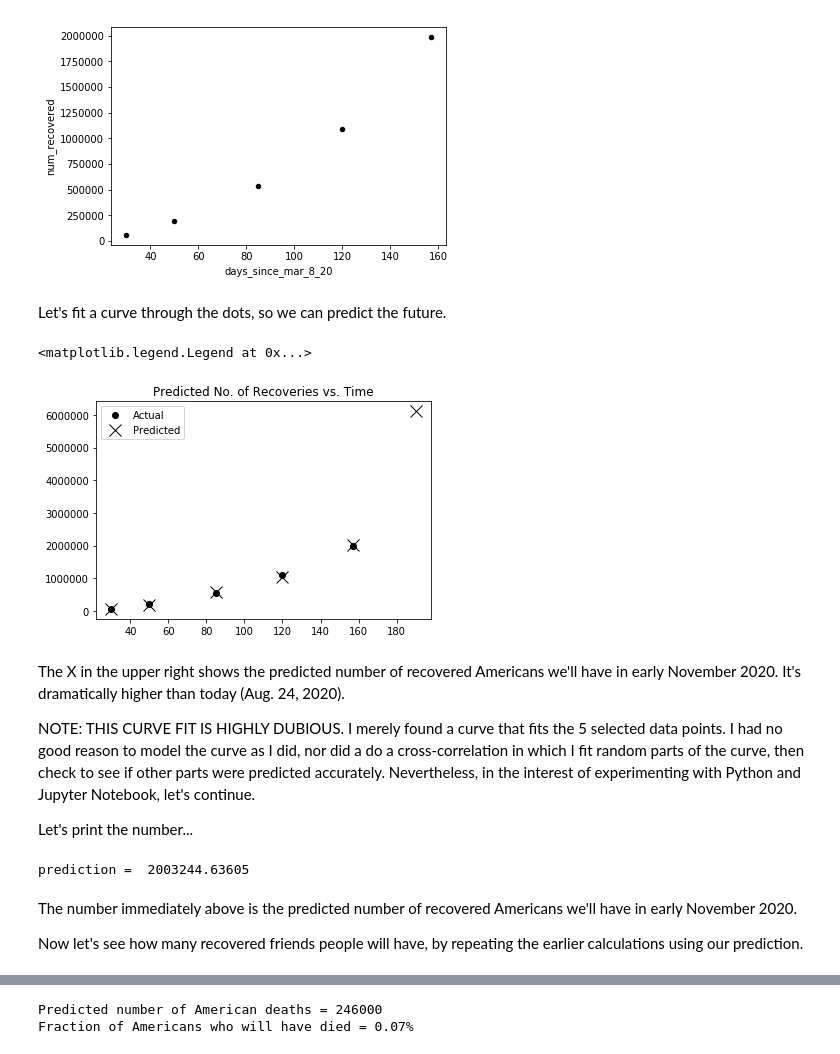
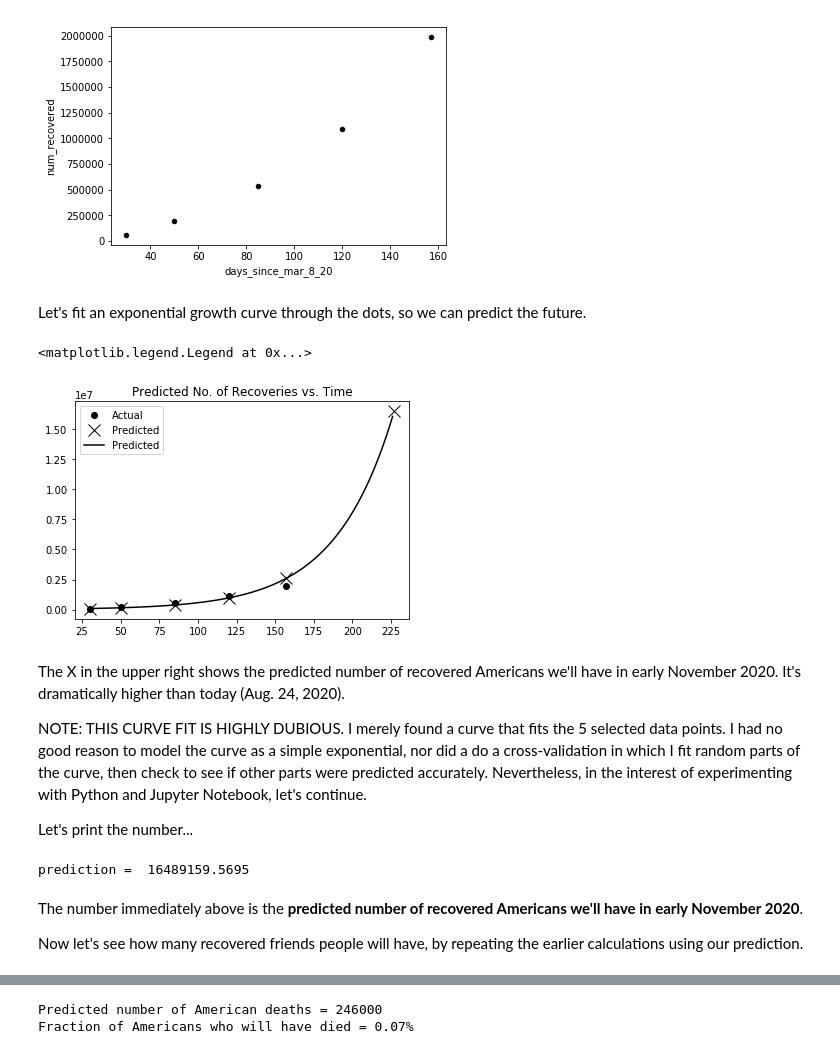
Before and after one commit to stanmohler/Covid19Notebook, a Jupyter notebook: Covid19Notebook.ipynb, the cells around one changed output, grey strips where cells are left out. Saved outputs shown, nothing was run; the diff lists cells and outputs as text; code cells hidden in the pictures.

```diff
--- a/Covid19Notebook.ipynb
+++ b/Covid19Notebook.ipynb
@@ -126,44 +126,52 @@ df.plot(x='days_since_mar_8_20', y='num_recovered', kind='scatter', marker='o',
 <matplotlib.axes._subplots.AxesSubplot at 0x...>
 [figure]
 # %% [markdown]
-Let's fit a curve through the dots, so we can predict the future.
+Let's fit an exponential growth curve through the dots, so we can predict the future.
 # %%
 import pylab
 import math
 
 pylab.plot(days_since_mar_8_20, num_recovered, 'ko', label='Actual')
 
 log_num_recovered = []
 base = 2.0
 for y in num_recovered:
     log_num_recovered.append( math.log(y, base))
-fit = pylab.polyfit(days_since_mar_8_20, log_num_recovered, 3)
+fit = pylab.polyfit(days_since_mar_8_20, log_num_recovered, 1.0) # <-- exponent: 1.0 to get a line on a log plot
 
-t_future = days_since_mar_8_20[3] + 70
+t_future = days_since_mar_8_20[4] + 70
 days_since_mar_8_20.append(t_future)
 predicted_num_recovered = []
 for x in days_since_mar_8_20:
     predicted_num_recovered.append(base**pylab.polyval(fit, x))
 
 pylab.plot(days_since_mar_8_20, predicted_num_recovered, 'kx', label='Predicted', markeredgewidth=1, markersize = 12)
+
+t_curve = range(30, 157+70)
+y_curve = []
+for x in t_curve:
+    y_curve.append(base**pylab.polyval(fit, x))
+
+pylab.plot(t_curve, y_curve, 'k-', label='Predicted')
+
 pylab.title('Predicted No. of Recoveries vs. Time')
 pylab.legend(loc='upper left')
 # %% [output]
 <matplotlib.legend.Legend at 0x...>
-[figure, old version]
+[figure, new version]
 # %% [markdown]
 The X in the upper right shows the predicted number of recovered Americans we'll have in early November 2020.  It's dramatically higher than today (Aug. 24, 2020).
 
-NOTE: THIS CURVE FIT IS HIGHLY DUBIOUS.  I merely found a curve that fits the 5 selected data points.  I had no good reason to model the curve as I did, nor did a do a cross-correlation in which I fit random parts of the curve, then check to see if other parts were predicted accurately.  Nevertheless, in the interest of experimenting with Python and Jupyter Notebook, let's continue.
+NOTE: THIS CURVE FIT IS HIGHLY DUBIOUS.  I merely found a curve that fits the 5 selected data points.  I had no good reason to model the curve as a simple exponential, nor did a do a cross-validation in which I fit random parts of the curve, then check to see if other parts were predicted accurately.  Nevertheless, in the interest of experimenting with Python and Jupyter Notebook, let's continue.
 
 Let's print the number...
 # %%
-predicted_num_recovered_nov_2020 = base**pylab.polyval(fit, days_since_mar_8_20[4])
+predicted_num_recovered_nov_2020 = base**pylab.polyval(fit, days_since_mar_8_20[5])
 print('prediction = ', predicted_num_recovered_nov_2020 )
 # %% [output]
-prediction =  2003244.63605
+prediction =  16489159.5695
 # %% [markdown]
-The number immediately above is the predicted number of recovered Americans we'll have in early November 2020.
+The number immediately above is the **predicted number of recovered Americans we'll have in early November 2020**.
 
 Now let's see how many recovered friends people will have, by repeating the earlier calculations using our prediction.
 # %%
```
Also changed, not shown: parts of 8 cells of this notebook.
